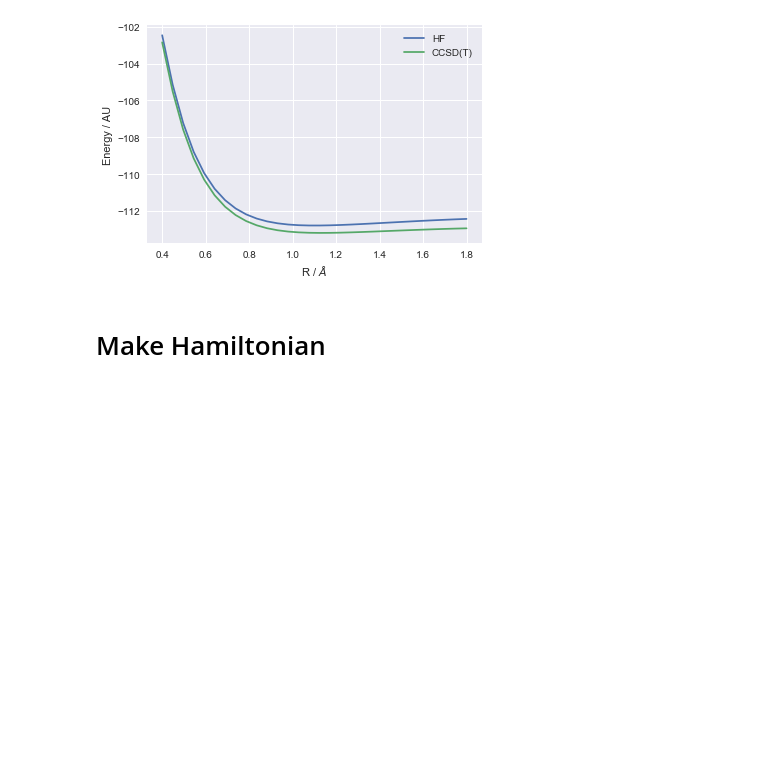
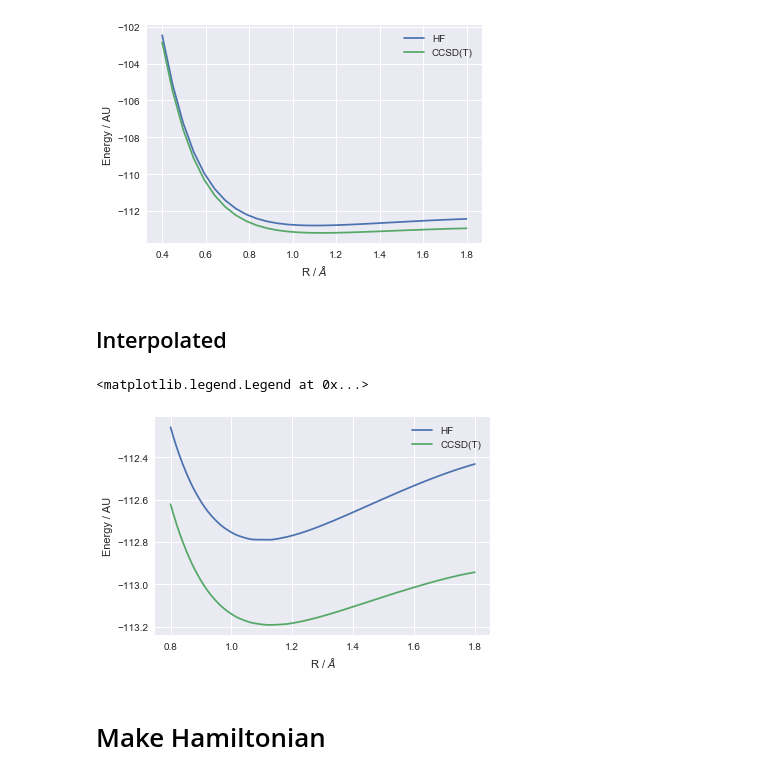
Before and after one commit to jcartus/TMSoCM, a Jupyter notebook: TaskD/FiniteDifferences.ipynb, the cells around one changed output. Saved outputs shown, nothing was run; the diff lists cells and outputs as text; code cells hidden in the pictures; blank space fills up the shorter version.

```diff
--- a/TaskD/FiniteDifferences.ipynb
+++ b/TaskD/FiniteDifferences.ipynb
@@ -29,2 +31,7 @@ E_CCSDT = np.asarray(E_CCSDT)
+# %%
+from scipy.interpolate import PchipInterpolator as PChip
+
+interpolator_HF = PChip(r, E_HF)
+interpolator_CCSDT = PChip(r, E_CCSDT)
 # %% [markdown]
 # Display PES
@@ -39,5 +48,20 @@ plt.legend()
 # %% [output]
 <matplotlib.legend.Legend at 0x...>
 [figure]
+# %% [markdown]
+## Interpolated
+# %%
+t = np.linspace(0.8, 1.8, 500)
+
+plt.plot(t, interpolator_HF(t), label="HF")
+plt.plot(t, interpolator_CCSDT(t), label="CCSD(T)")
+
+plt.xlabel("R / $\AA$")
+plt.ylabel("Energy / AU")
+
+plt.legend()
+# %% [output]
+<matplotlib.legend.Legend at 0x...>
+[figure, added]
 # %% [markdown]
 # Make Hamiltonian
```
Also changed, not shown: parts of 13 cells of this notebook.
